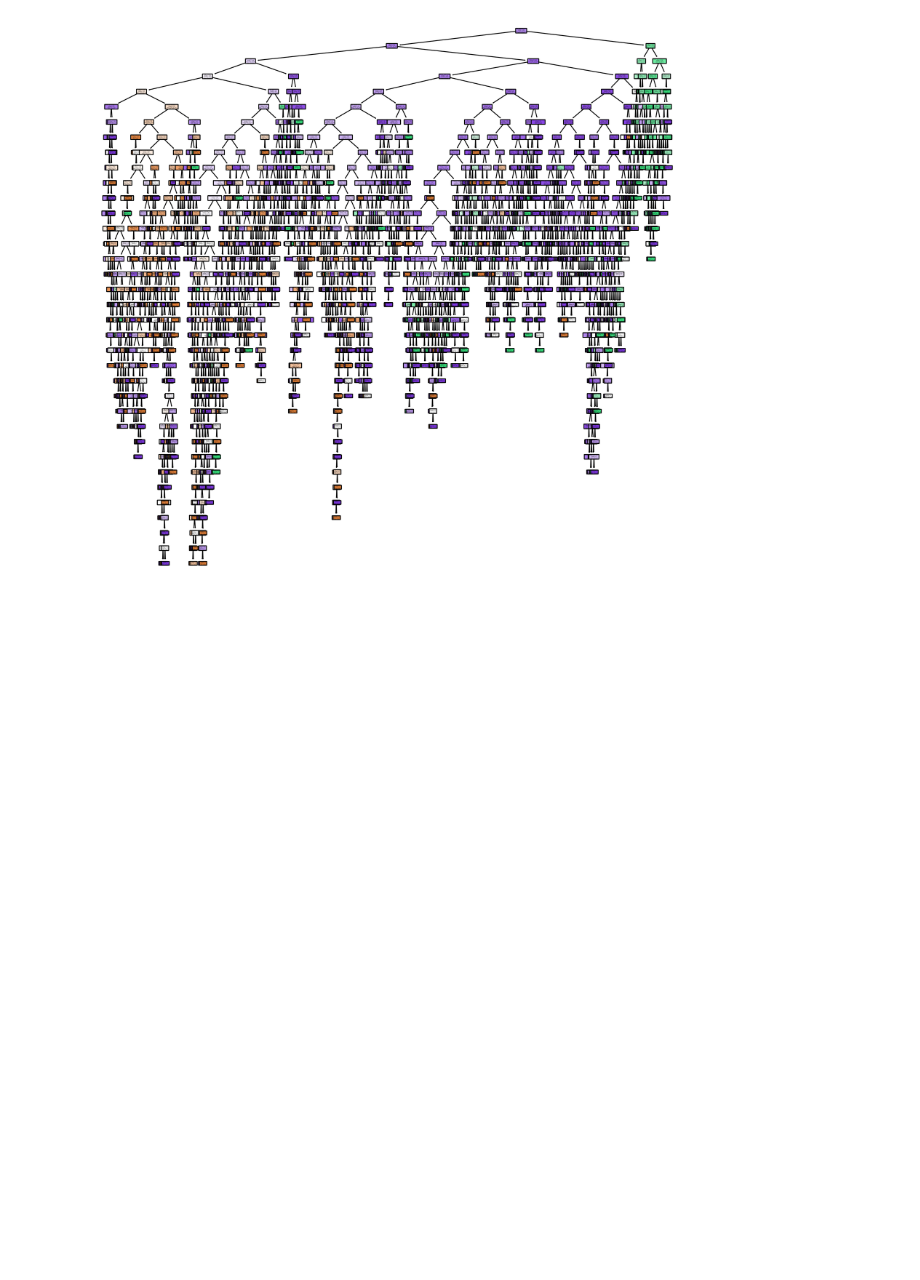
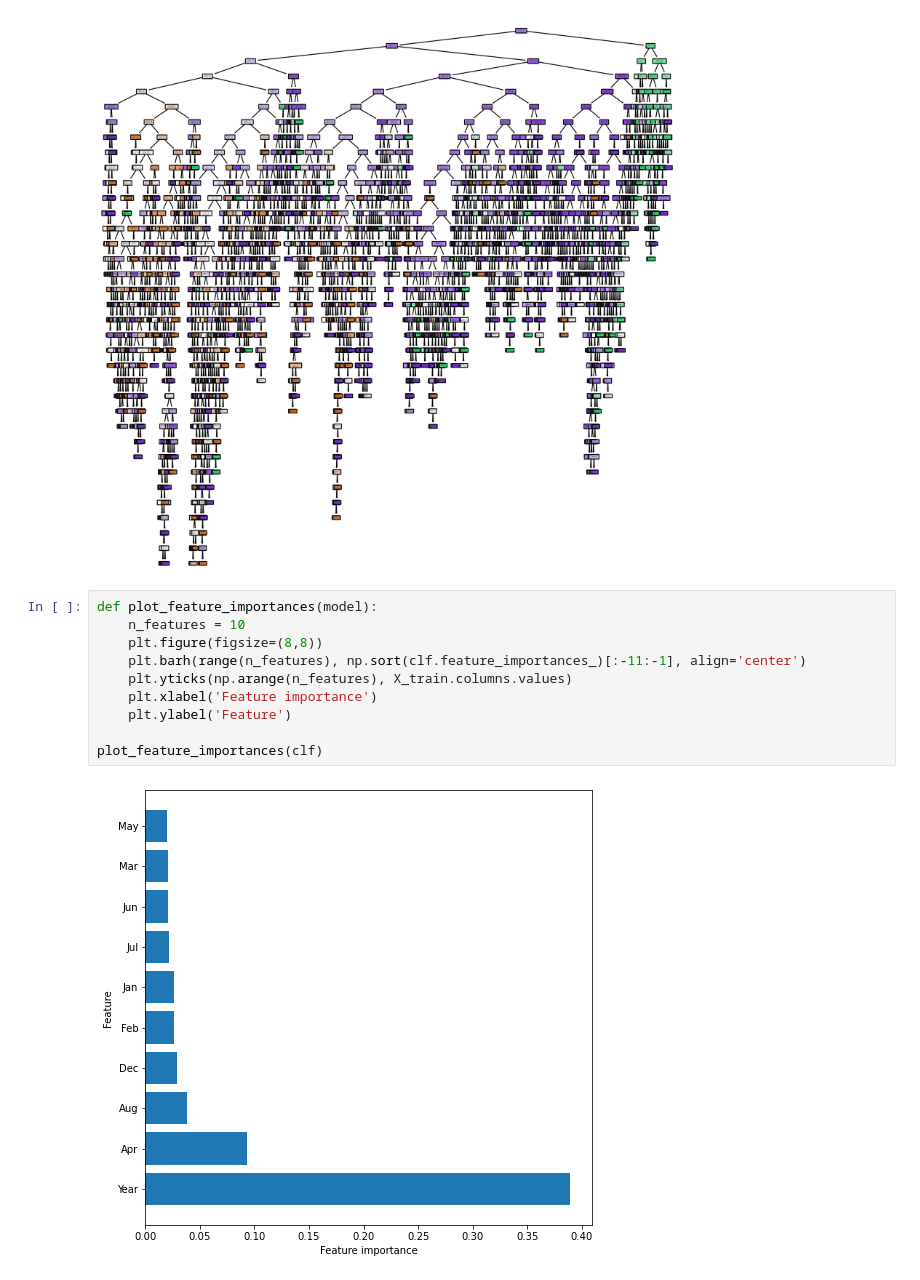
Before and after one commit to bt02/Shark-Attack-Data, a Jupyter notebook: model.ipynb, the cells around one changed output. Cells and saved outputs as stored; diff of their text form; blank space fills up the shorter version.

Commit message:
plot feature importance

```diff
--- a/model.ipynb
+++ b/model.ipynb
@@ -286,3 +286,15 @@ tree.plot_tree(clf,
 plt.show()
 # %% [output]
 [figure]
+# %%
+def plot_feature_importances(model):
+    n_features = 10
+    plt.figure(figsize=(8,8))
+    plt.barh(range(n_features), np.sort(clf.feature_importances_)[:-11:-1], align='center')
+    plt.yticks(np.arange(n_features), X_train.columns.values)
+    plt.xlabel('Feature importance')
+    plt.ylabel('Feature')
+
+plot_feature_importances(clf)
+# %% [output]
+[figure, added]
```
Also changed, not shown: parts of 3 cells of this notebook.
